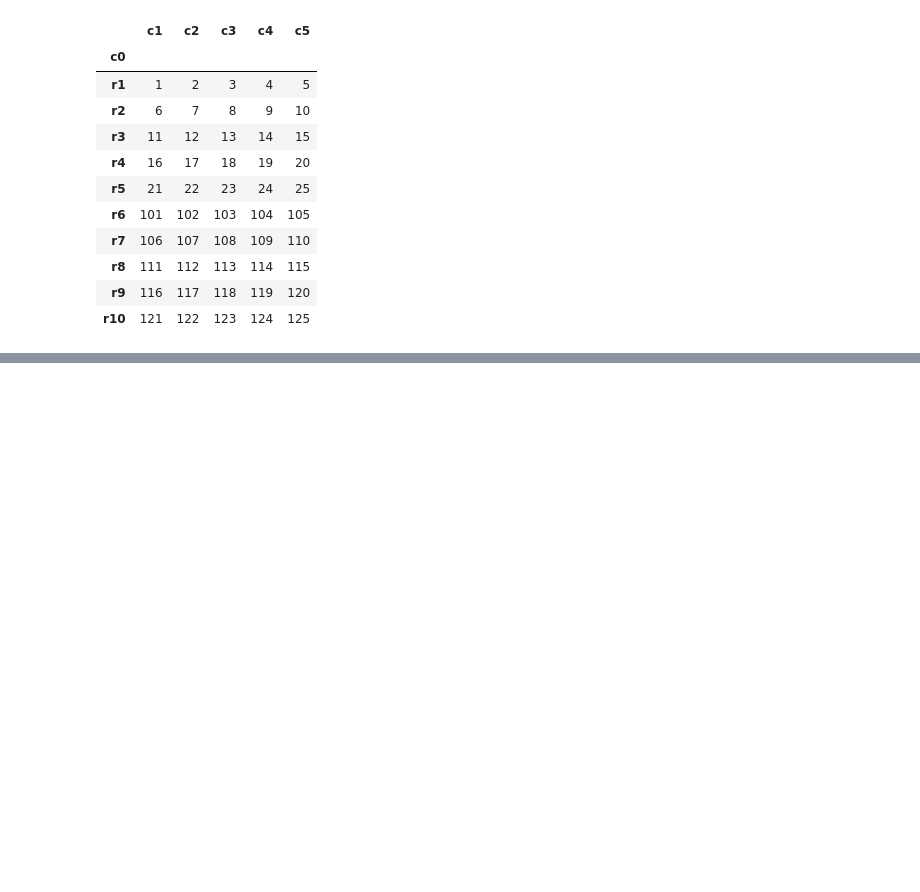
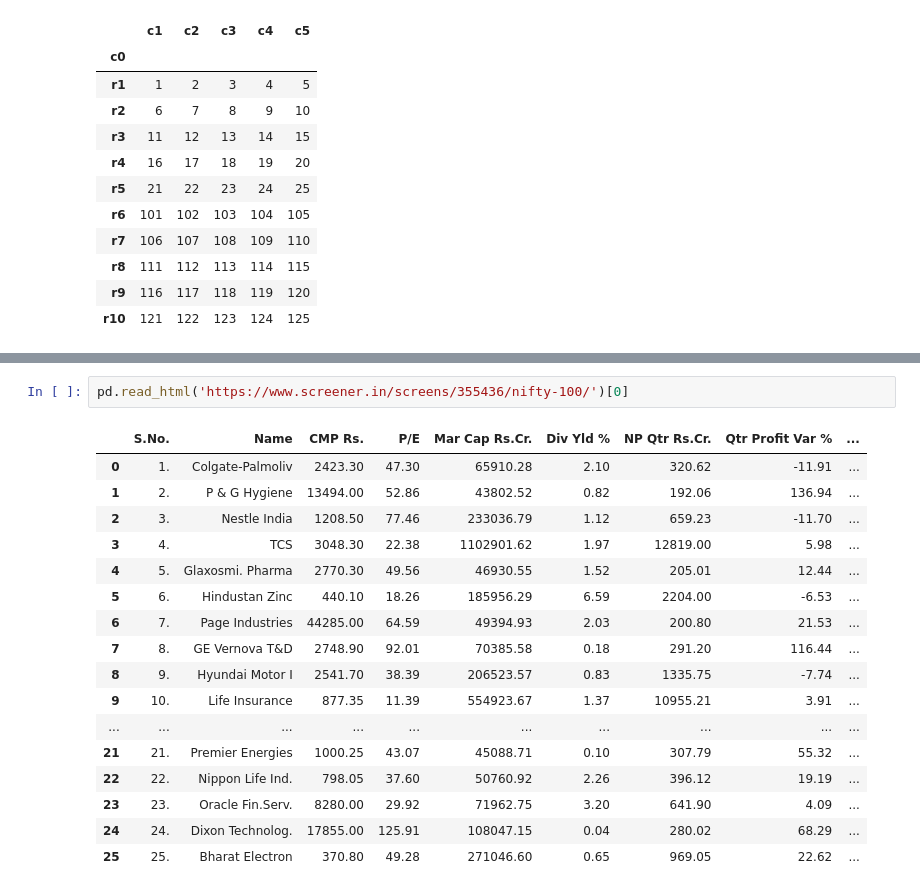
Before and after one commit to sunilsala88/batch33, a Jupyter notebook: 10_data_analysis/pandas_add.ipynb, the cells around one changed output, grey strips where cells are left out. Saved outputs shown, nothing was run; the diff lists cells and outputs as text; blank space fills up the shorter version.

```diff
--- a/10_data_analysis/pandas_add.ipynb
+++ b/10_data_analysis/pandas_add.ipynb
@@ -84,0 +105,20 @@ pd.concat([df3,df4])
+# %%
+pd.read_html('https://www.screener.in/screens/355436/nifty-100/')[0]
+# %% [output]
+|  | S.No. | Name | CMP Rs. | P/E | Mar Cap Rs.Cr. | Div Yld % | NP Qtr Rs.Cr. | Qtr Profit Var % | ... |
+| 0 | 1. | Colgate-Palmoliv | 2423.30 | 47.30 | 65910.28 | 2.10 | 320.62 | -11.91 | ... |
+| 1 | 2. | P & G Hygiene | 13494.00 | 52.86 | 43802.52 | 0.82 | 192.06 | 136.94 | ... |
+| 2 | 3. | Nestle India | 1208.50 | 77.46 | 233036.79 | 1.12 | 659.23 | -11.70 | ... |
+| 3 | 4. | TCS | 3048.30 | 22.38 | 1102901.62 | 1.97 | 12819.00 | 5.98 | ... |
+| 4 | 5. | Glaxosmi. Pharma | 2770.30 | 49.56 | 46930.55 | 1.52 | 205.01 | 12.44 | ... |
+| 5 | 6. | Hindustan Zinc | 440.10 | 18.26 | 185956.29 | 6.59 | 2204.00 | -6.53 | ... |
+| 6 | 7. | Page Industries | 44285.00 | 64.59 | 49394.93 | 2.03 | 200.80 | 21.53 | ... |
+| 7 | 8. | GE Vernova T&D | 2748.90 | 92.01 | 70385.58 | 0.18 | 291.20 | 116.44 | ... |
+| 8 | 9. | Hyundai Motor I | 2541.70 | 38.39 | 206523.57 | 0.83 | 1335.75 | -7.74 | ... |
+| 9 | 10. | Life Insurance | 877.35 | 11.39 | 554923.67 | 1.37 | 10955.21 | 3.91 | ... |
+| ... | ... | ... | ... | ... | ... | ... | ... | ... | ... |
+| 21 | 21. | Premier Energies | 1000.25 | 43.07 | 45088.71 | 0.10 | 307.79 | 55.32 | ... |
+| 22 | 22. | Nippon Life Ind. | 798.05 | 37.60 | 50760.92 | 2.26 | 396.12 | 19.19 | ... |
+| 23 | 23. | Oracle Fin.Serv. | 8280.00 | 29.92 | 71962.75 | 3.20 | 641.90 | 4.09 | ... |
+| 24 | 24. | Dixon Technolog. | 17855.00 | 125.91 | 108047.15 | 0.04 | 280.02 | 68.29 | ... |
+| 25 | 25. | Bharat Electron | 370.80 | 49.28 | 271046.60 | 0.65 | 969.05 | 22.62 | ... |
```
Also changed, not shown: parts of 1 cell of this notebook.
